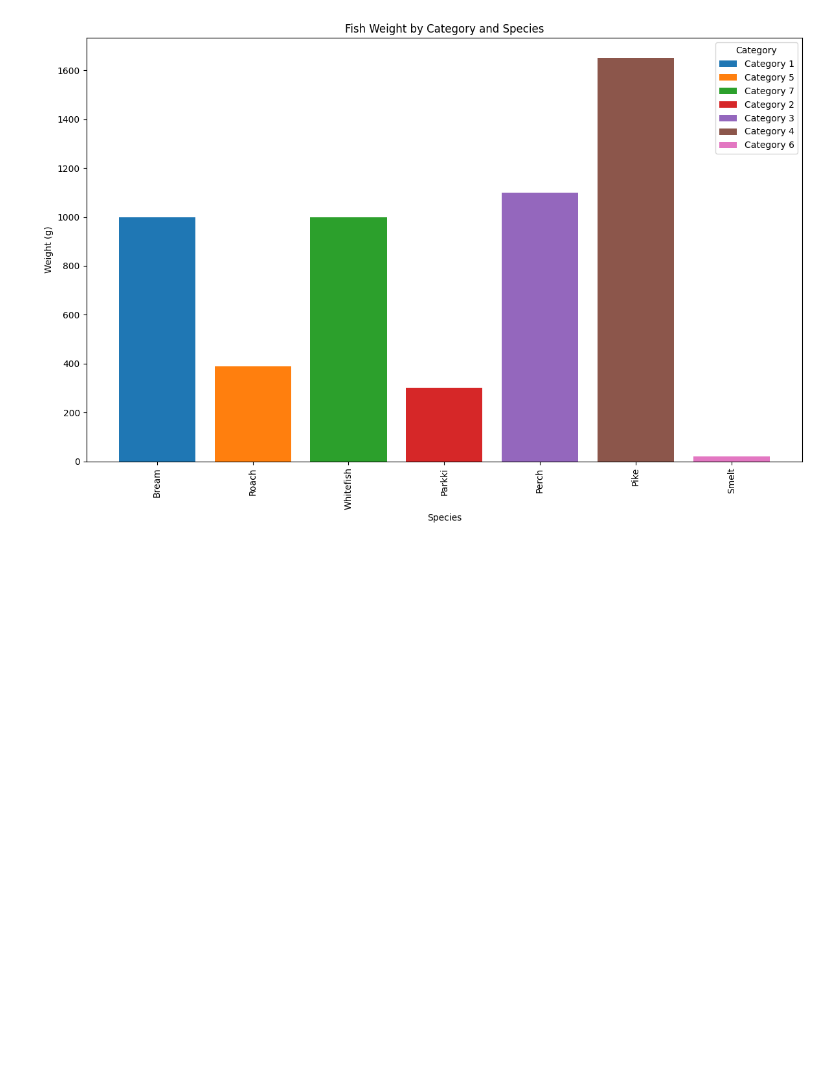
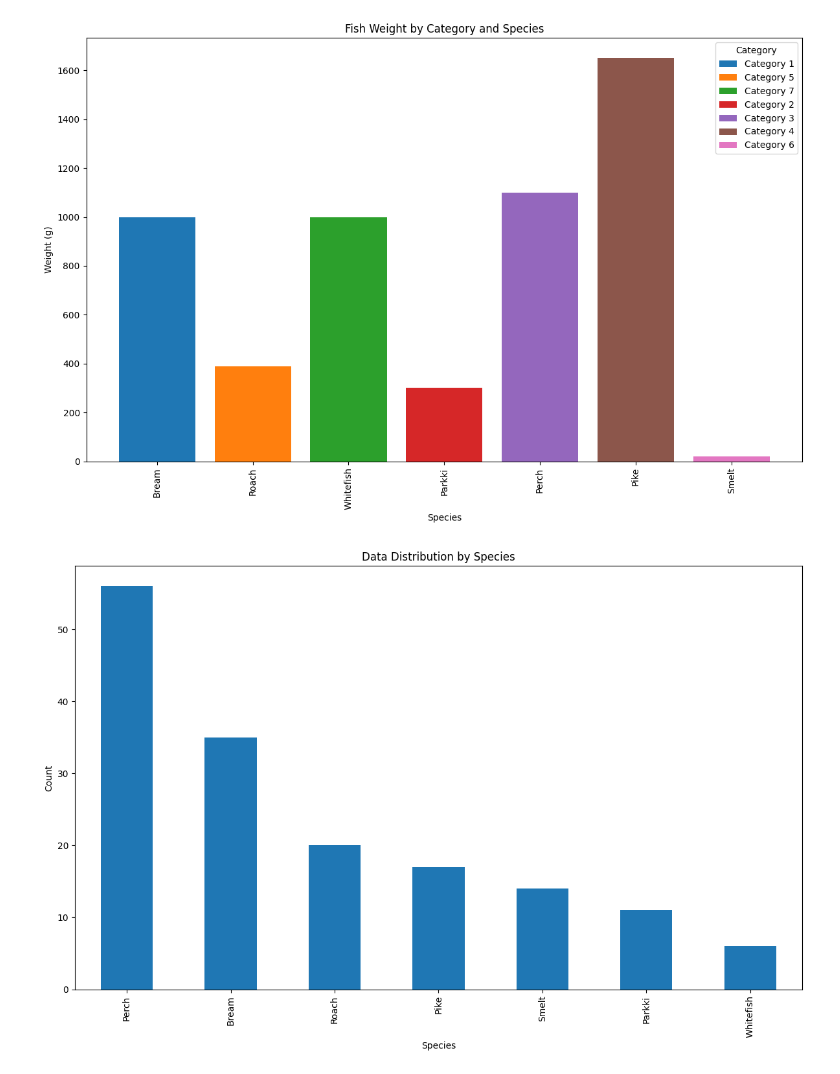
Before and after one commit to muhammadkayed/GazaSkyGeeksRepo, a Jupyter notebook: FishWeightPrediction.ipynb, the cells around one changed output. Drawn from its saved outputs; the diff is of its cells as text; code cells hidden in the pictures; blank space fills up the shorter version.

```diff
--- a/FishWeightPrediction.ipynb
+++ b/FishWeightPrediction.ipynb
@@ -105,3 +118,23 @@ plt.savefig('fish_weight_barchart.png')
 plt.show()
 # %% [output]
 [figure]
+# %%
+
+# Create a bar chart for data distribution by species
+species_counts = fishs['Species'].value_counts()
+plt.figure(figsize=(12, 8))
+species_counts.plot(kind='bar')
+
+plt.xlabel('Species')
+plt.ylabel('Count')
+plt.title('Data Distribution by Species')
+plt.xticks(rotation=90)
+plt.tight_layout()
+
+# Save the plot as an image file
+plt.savefig('data_distribution_by_species.png')
+
+# Display the plot
+plt.show()
+# %% [output]
+[figure, added]
```
Also changed, not shown: parts of 1 cell of this notebook.
